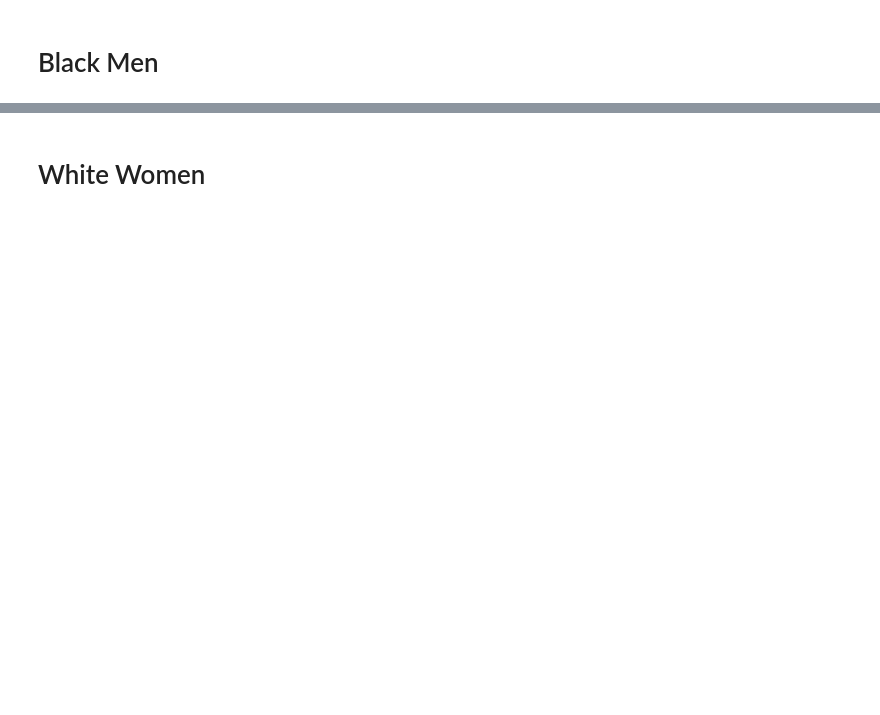
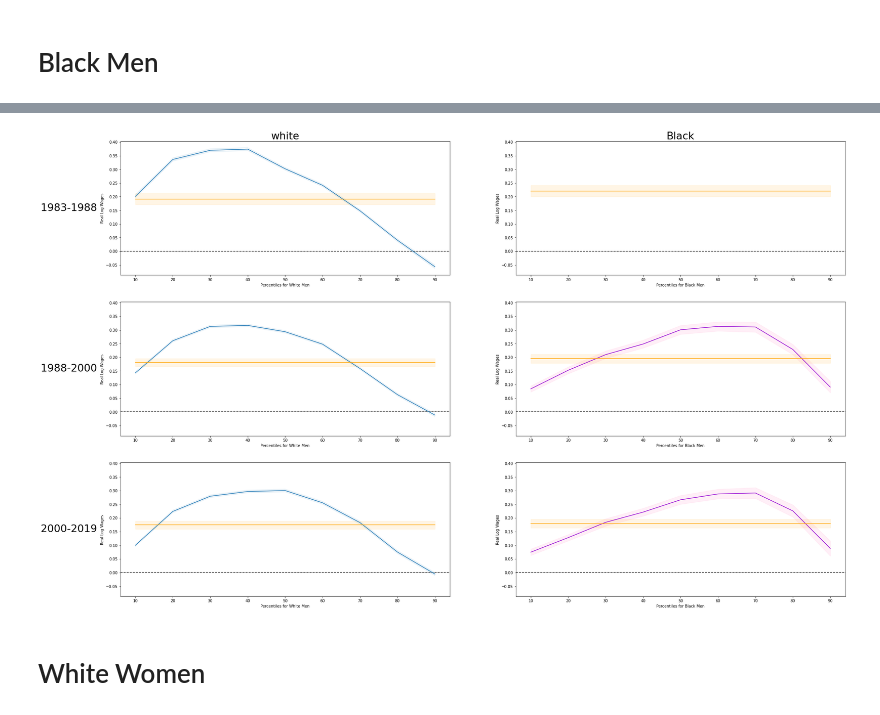
Before and after one commit to aadsouza/econ499, a Jupyter notebook: code/rifreg2plots-bw.ipynb, the cells around one changed output, grey strips where cells are left out. Saved outputs shown, nothing was run; the diff lists cells and outputs as text; code cells hidden in the pictures; blank space fills up the shorter version.

Commit message:
rifreg2bw plots

```diff
--- a/code/rifreg2plots-bw.ipynb
+++ b/code/rifreg2plots-bw.ipynb
@@ -126,13 +112,13 @@ ax.fill_between(coveredbmen8800.percentile, coveredbmen8800.lbols, coveredbmen88
 coveredbmen0019 = bmen0019[bmen0019.name.str.startswith("m_covered")]
 coveredbmen0019["percentile"] = coveredbmen0019["name"].str.strip().str[-2:].astype(int)
 
-coveredbmen0019["ols"] = 0
-coveredbmen0019["lbols"] = 0
-coveredbmen0019["ubols"] = 0
+coveredbmen0019["ols"] = .1794995
+coveredbmen0019["lbols"] = .1635805
+coveredbmen0019["ubols"] = .1954185
 
-fig, ax = plt.subplots()
-ax.axhline(y = 0, color = "black", linestyle ="--")
-ax.plot(coveredbmen0019.percentile, coveredbmen0019.coef, color = "darkviolet")
-ax.fill_between(coveredbmen0019.percentile, coveredbmen0019.lb, coveredbmen0019.ub, alpha = 0.1, color = "hotpink")
-ax.plot(coveredbmen0019.percentile, coveredbmen0019.ols, color = "orange")
-ax.fill_between(coveredbmen0019.percentile, coveredbmen0019.lbols, coveredbmen0019.ubols, alpha = 0.1, color = "orange")
+# fig, ax = plt.subplots()
+# ax.axhline(y = 0, color = "black", linestyle ="--")
+# ax.plot(coveredbmen0019.percentile, coveredbmen0019.coef, color = "darkviolet")
+# ax.fill_between(coveredbmen0019.percentile, coveredbmen0019.lb, coveredbmen0019.ub, alpha = 0.1, color = "hotpink")
+# ax.plot(coveredbmen0019.percentile, coveredbmen0019.ols, color = "orange")
+# ax.fill_between(coveredbmen0019.percentile, coveredbmen0019.lbols, coveredbmen0019.ubols, alpha = 0.1, color = "orange")
@@ -142,3 +125,80 @@ ax.fill_between(coveredbmen0019.percentile, coveredbmen0019.lbols, coveredbmen00
+# %%
+# Table RIF-OLS Regression of Real Log Wages on Union Coverage by Race - Men
+fig, ax = plt.subplots(3,2, figsize = (35, 20), sharey = True, sharex = True)
+
+for i in [0,1,2]:
+    for j in [0,1]:
+        ax[i,j].set_yticks(np.arange(-0.5, 0.5, step=0.05))
+        ax[i,j].xaxis.set_tick_params(labelbottom=True)
+        ax[i,j].yaxis.set_tick_params(labelbottom=True)
+#         ax[i,j].set_xlabel("Percentiles for All (Black and White) Men")
+        ax[i,0].set_xlabel("Percentiles for White Men")
+        ax[i,1].set_xlabel("Percentiles for Black Men")
+        ax[i,j].set_ylabel("Real Log Wages")
+
+#8388 Covered for White
+ax[0,0].axhline(y = 0, color = "black", linestyle ="--")
+ax[0,0].plot(coveredwmen8388.percentile, coveredwmen8388.coef)
+ax[0,0].fill_between(coveredwmen8388.percentile, coveredwmen8388.lb, coveredwmen8388.ub, alpha = 0.1)
+ax[0,0].plot(coveredwmen8388.percentile, coveredwmen8388.ols, color = "orange")
+ax[0,0].fill_between(coveredwmen8388.percentile, coveredwmen8388.lbols, coveredwmen8388.ubols, alpha = 0.1, color = "orange")
+
+#8800 Covered for White
+ax[1,0].axhline(y = 0, color = "black", linestyle ="--")
+ax[1,0].plot(coveredwmen8800.percentile, coveredwmen8800.coef)
+ax[1,0].fill_between(coveredwmen8800.percentile, coveredwmen8800.lb, coveredwmen8800.ub, alpha = 0.1)
+ax[1,0].plot(coveredwmen8800.percentile, coveredwmen8800.ols, color = "orange")
+ax[1,0].fill_between(coveredwmen8800.percentile, coveredwmen8800.lbols, coveredwmen8800.ubols, alpha = 0.1, color = "orange")
+
+#0019 Covered for White
+ax[2,0].axhline(y = 0, color = "black", linestyle ="--")
+ax[2,0].plot(coveredwmen0019.percentile, coveredwmen0019.coef)
+ax[2,0].fill_between(coveredwmen0019.percentile, coveredwmen0019.lb, coveredwmen0019.ub, alpha = 0.1)
+ax[2,0].plot(coveredwmen0019.percentile, coveredwmen0019.ols, color = "orange")
+ax[2,0].fill_between(coveredwmen0019.percentile, coveredwmen0019.lbols, coveredwmen0019.ubols, alpha = 0.1, color = "orange")
+
+#8388 Covered for Black - collinearity in rifreg
+ax[0,1].axhline(y = 0, color = "black", linestyle ="--")
+#ax[0,1].plot(coveredbmen8388.percentile, coveredbmen8388.coef, color = "darkviolet")
+#ax[0,1].fill_between(coveredbmen8388.percentile, coveredbmen8388.lb, coveredbmen8388.ub, alpha = 0.1, color = "hotpink")
+ax[0,1].plot(coveredbmen8388.percentile, coveredbmen8388.ols, color = "orange")
+ax[0,1].fill_between(coveredbmen8388.percentile, coveredbmen8388.lbols, coveredbmen8388.ubols, alpha = 0.1, color = "orange")
+
+#8800 Covered for Black
+ax[1,1].axhline(y = 0, color = "black", linestyle ="--")
+ax[1,1].plot(coveredbmen8800.percentile, coveredbmen8800.coef, color = "darkviolet")
+ax[1,1].fill_between(coveredbmen8800.percentile, coveredbmen8800.lb, coveredbmen8800.ub, alpha = 0.1, color = "hotpink")
+ax[1,1].plot(coveredbmen8800.percentile, coveredbmen8800.ols, color = "orange")
+ax[1,1].fill_between(coveredbmen8800.percentile, coveredbmen8800.lbols, coveredbmen8800.ubols, alpha = 0.1, color = "orange")
+
+#0019 Covered for Black
+ax[2,1].axhline(y = 0, color = "black", linestyle ="--")
+ax[2,1].plot(coveredbmen0019.percentile, coveredbmen0019.coef, color = "darkviolet")
+ax[2,1].fill_between(coveredbmen0019.percentile, coveredbmen0019.lb, coveredbmen0019.ub, alpha = 0.1, color = "hotpink")
+ax[2,1].plot(coveredbmen0019.percentile, coveredbmen0019.ols, color = "orange")
+ax[2,1].fill_between(coveredbmen0019.percentile, coveredbmen0019.lbols, coveredbmen0019.ubols, alpha = 0.1, color = "orange")
+
+cols = ['{}'.format(col) for col in ["white", "Black"]]
+rows = ['{}'.format(row) for row in ["1983-1988", "1988-2000", "2000-2019"]]
+
+pad = 5 # in points
+
+for a, col in zip(ax[0], cols):
+    a.annotate(col, xy=(0.5, 1), xytext=(0, pad),
+                xycoords='axes fraction', textcoords='offset points',
+                size=27, ha='center', va='baseline')
+
+for a, row in zip(ax[:,0], rows):
+    a.annotate(row, xy=(0, 0.5), xytext=(-a.yaxis.labelpad - pad, 0),
+                xycoords=a.yaxis.label, textcoords='offset points',
+                size=27, ha='right', va='center')
+
+
+fig.subplots_adjust(left=0.15, top=0.95)
+
+plt.show()
+# %% [output]
+[figure, added]
 # %% [markdown]
 # White Women
 # %%
```
Also changed, not shown: parts of 14 cells of this notebook, 2 other files.
